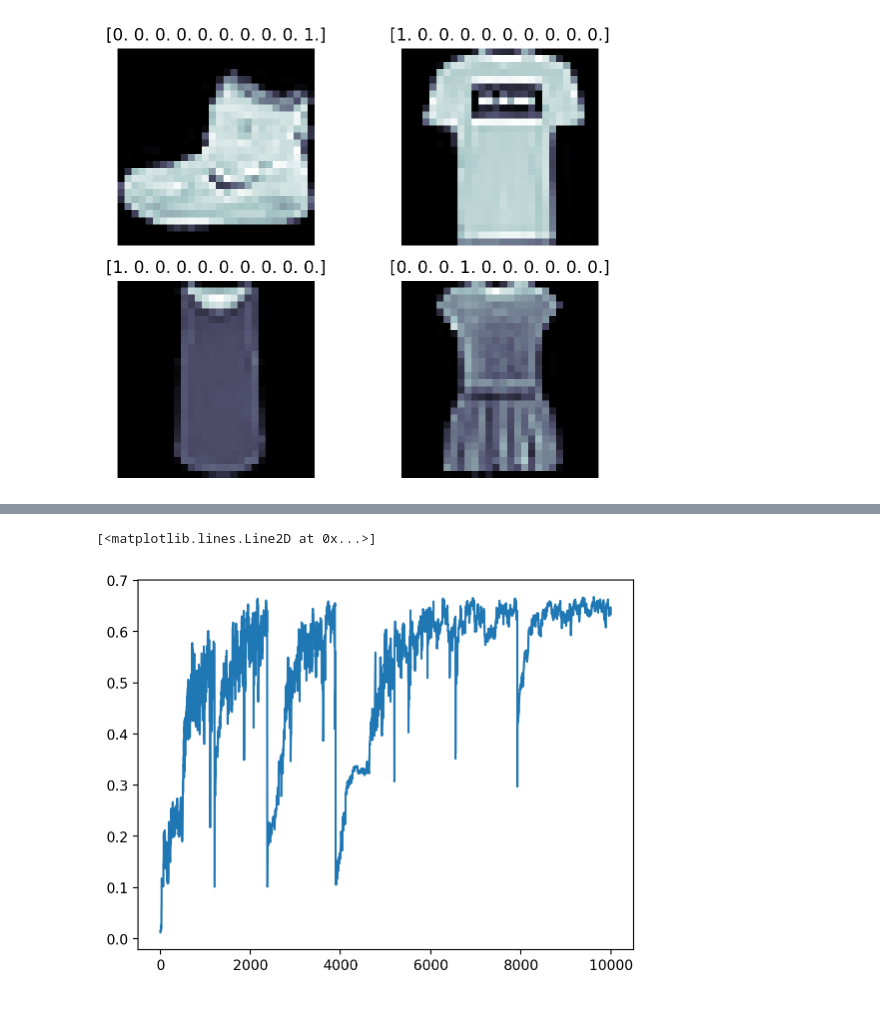
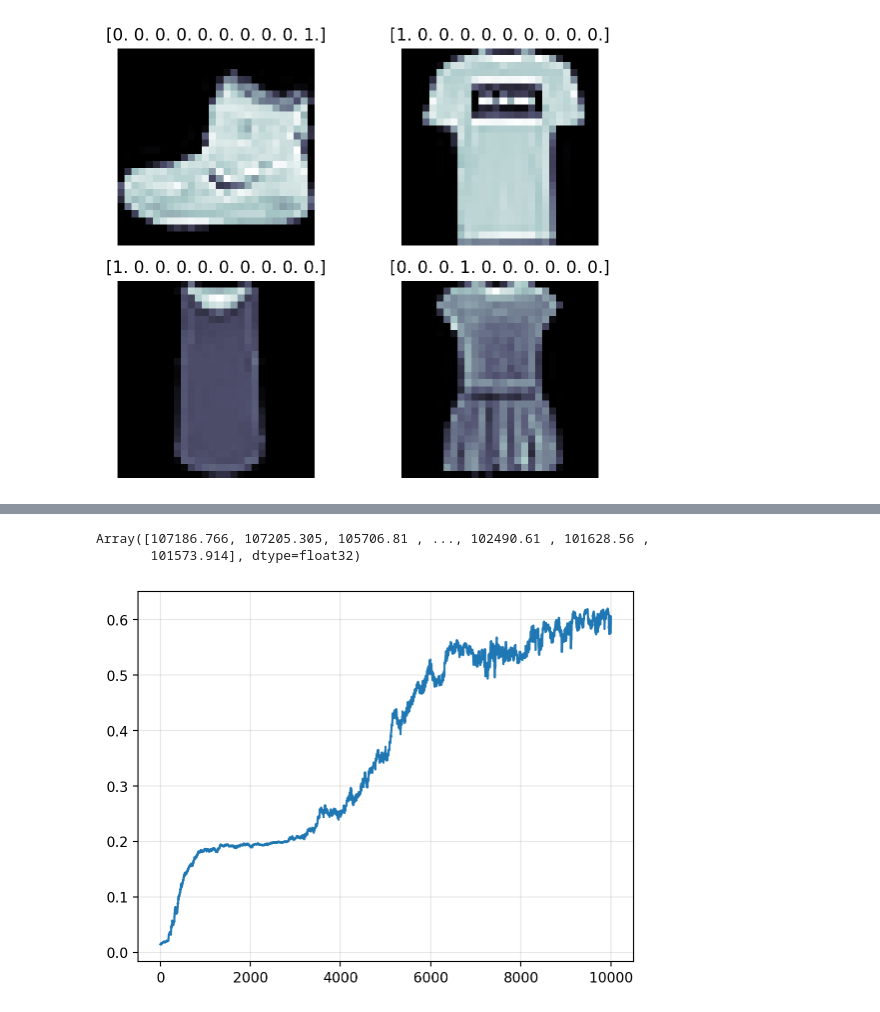
Before and after one commit to gerdm/online-bnn-talk, a Jupyter notebook: notebooks/06-lofi-bnn.ipynb, the cells around one changed output, grey strips where cells are left out. Drawn from its saved outputs; the diff is of its cells as text; code cells hidden in the pictures.

```diff
--- a/notebooks/06-lofi-bnn.ipynb
+++ b/notebooks/06-lofi-bnn.ipynb
@@ -143,7 +143,7 @@ config.update("jax_debug_nans", True)
 # %%
 agent = lofi.MultinomialFilter(
     model.apply,
-    dynamics_covariance=1e-8,
+    dynamics_covariance=0.0,
     rank=50
 )
 # %%
@@ -161,5 +161,10 @@ Wall time: 2min 44s
+# %%
+bel.diagonal
+# %% [output]
+Array([107186.766, 107205.305, 105706.81 , ..., 102490.61 , 101628.56 ,
+       101573.914], dtype=float32)
 # %%
 plt.plot(hist_lofi)
+plt.grid(alpha=0.3)
 # %% [output]
-[<matplotlib.lines.Line2D at 0x...>]
-[figure, old version]
+[figure, new version]
```
Also changed, not shown: parts of 1 cell of this notebook.
